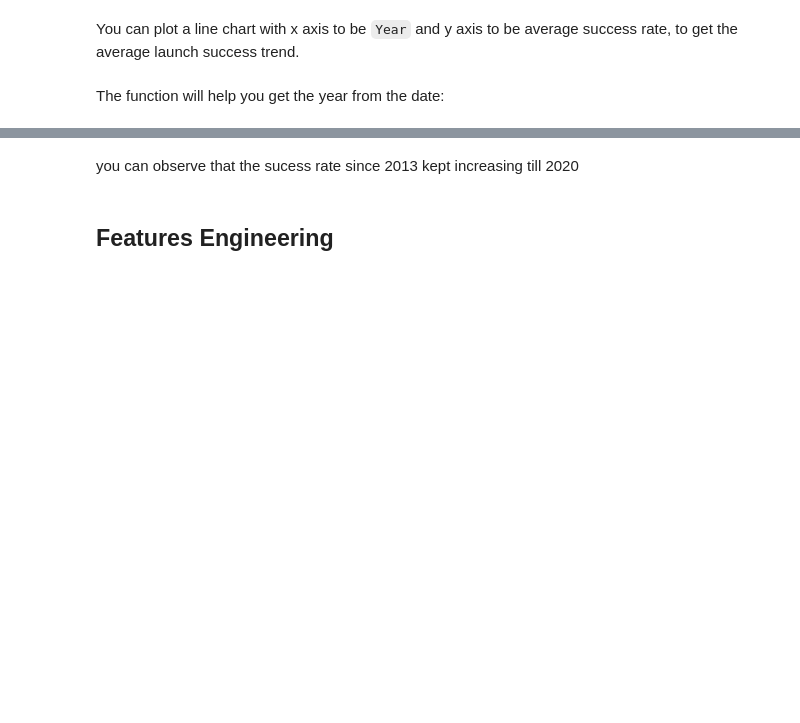
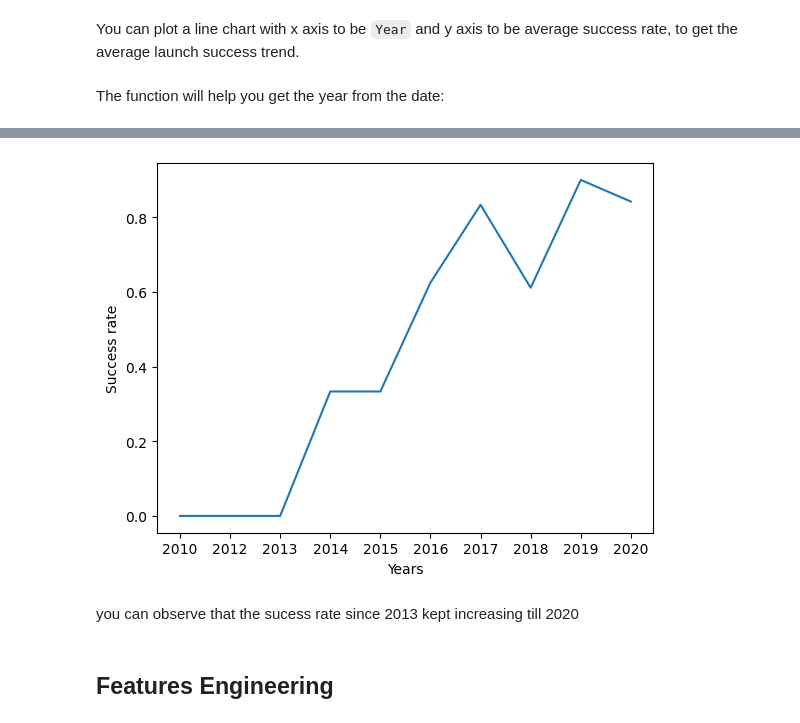
Before and after one commit to arandelov/test_repo, a Jupyter notebook: edadataviz.ipynb, the cells around one changed output, grey strips where cells are left out. Drawn from its saved outputs; the diff is of its cells as text; code cells hidden in the pictures; blank space fills up the shorter version.

```diff
--- a/edadataviz.ipynb
+++ b/edadataviz.ipynb
@@ -163,17 +225,21 @@ df.columns
 # %%
 # Plot a line chart with x axis to be the extracted year and y axis to be the success rate
 success_list = ['True Ocean','True RTLS','True ASDS']
 df['Success'] = df['Outcome'].isin(success_list).astype(int)
 
 df['Year'] = df['Date'].str.split("-").str[0] # extracts the date
 
 
 yearly_success_rate = df.groupby('Year')['Success'].mean().reset_index()
 
 yearly_success_rate.head()
 
 plt.plot(yearly_success_rate['Year'], yearly_success_rate['Success'])
+plt.xlabel('Years')
+plt.ylabel('Success rate')
 plt.show()
+# %% [output]
+[figure, added]
 # %% [markdown]
 you can observe that the sucess rate since 2013 kept increasing till 2020
 # %% [markdown]
```
Also changed, not shown: parts of 10 cells of this notebook.
